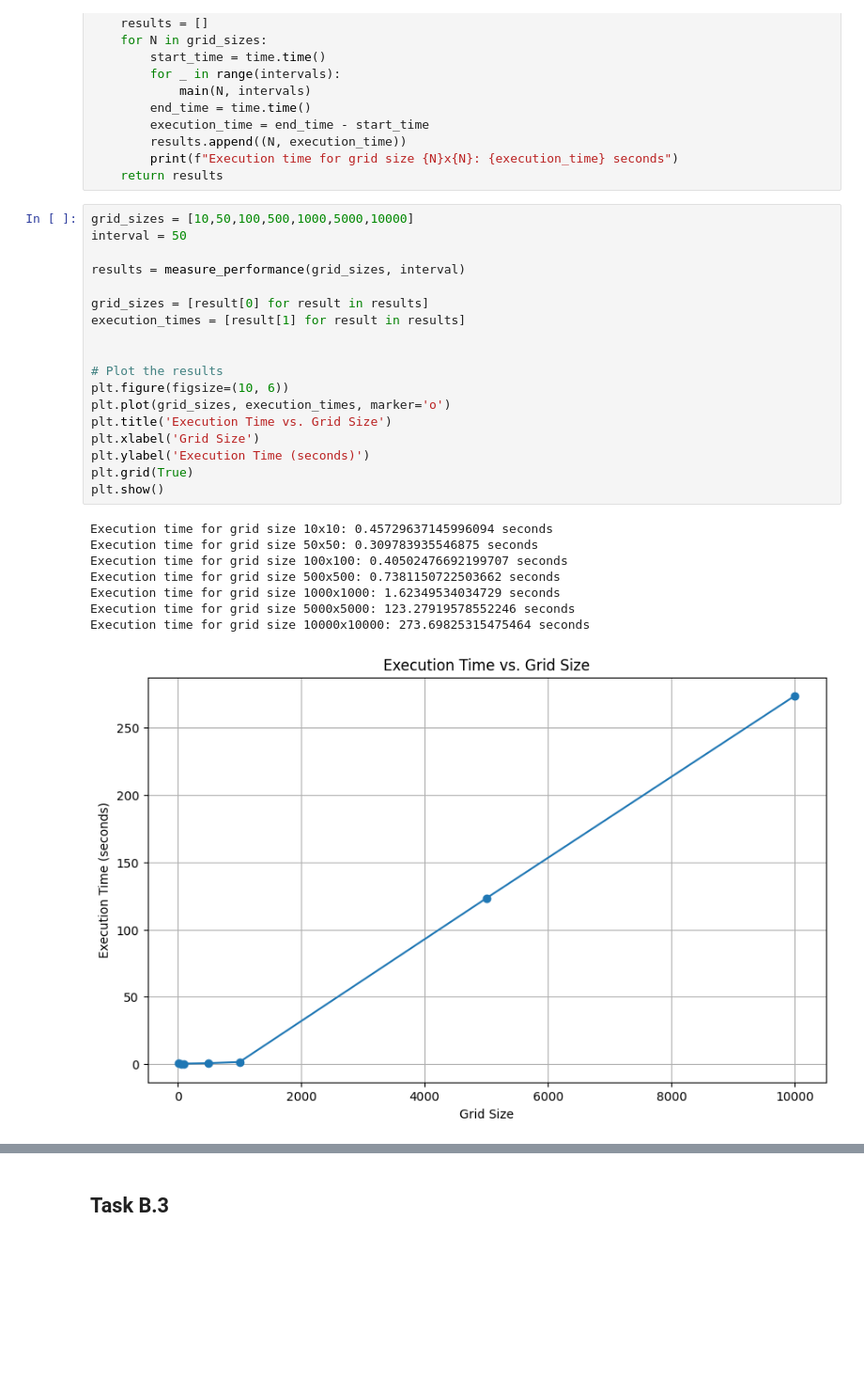
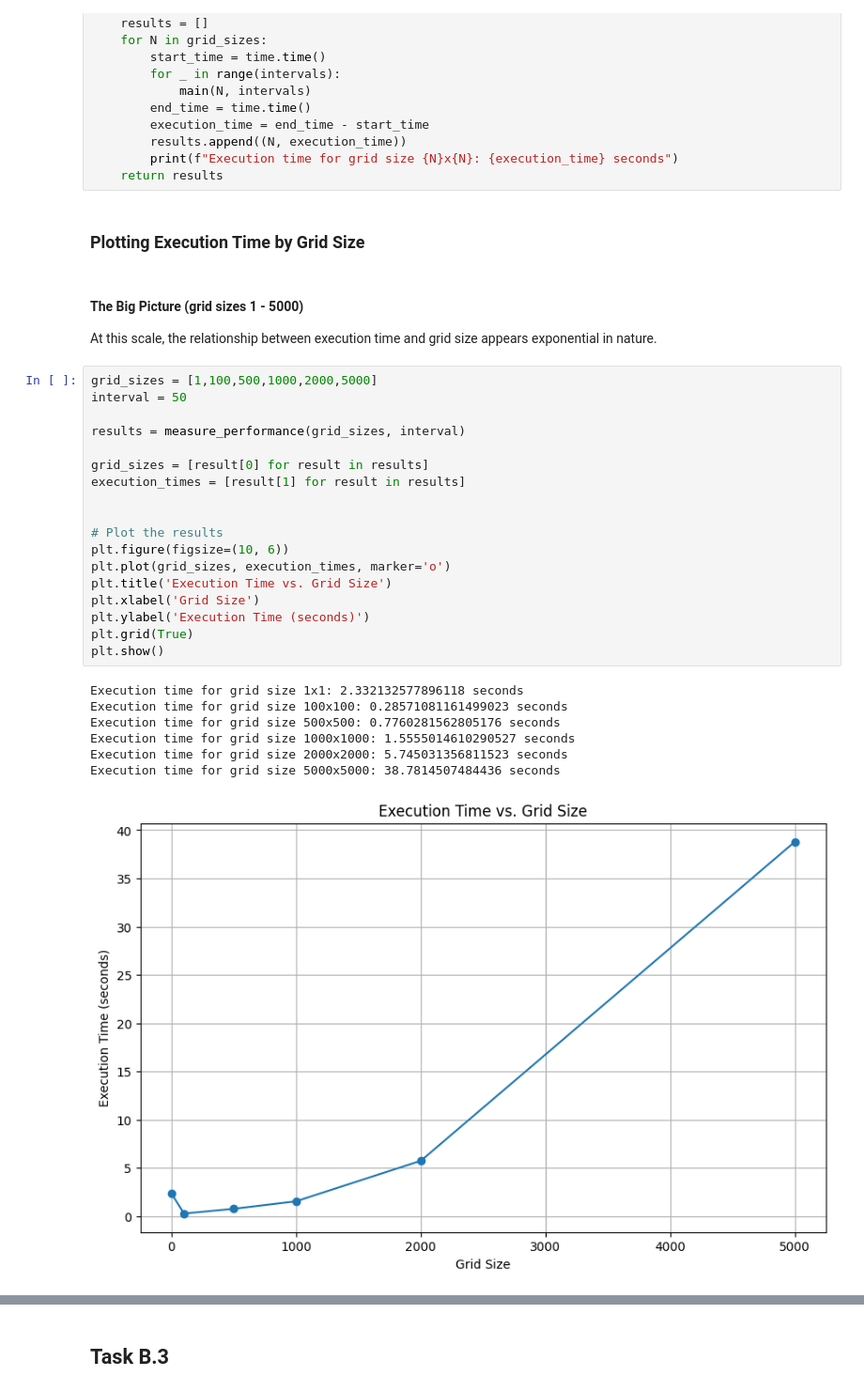
Before and after one commit to mareros22/data-structures-methods, a Jupyter notebook: report.ipynb, the cells around one changed output, grey strips where cells are left out. Shown: that part at 94% size. Cells and saved outputs as stored; diff of their text form; blank space fills up the shorter version.

Commit message:
charts

```diff
--- a/report.ipynb
+++ b/report.ipynb
@@ -687,30 +689,34 @@ def measure_performance(grid_sizes, intervals):
         results.append((N, execution_time))
         print(f"Execution time for grid size {N}x{N}: {execution_time} seconds")
     return results
+# %% [markdown]
+### Plotting Execution Time by Grid Size
+# %% [markdown]
+#### The Big Picture (grid sizes 1 - 5000)
+At this scale, the relationship between execution time and grid size appears exponential in nature.
 # %%
-grid_sizes = [10,50,100,500,1000,5000,10000]
+grid_sizes = [1,100,500,1000,2000,5000]
 interval = 50
 
 results = measure_performance(grid_sizes, interval)
 
 grid_sizes = [result[0] for result in results]
 execution_times = [result[1] for result in results]
 
 
 # Plot the results
 plt.figure(figsize=(10, 6))
 plt.plot(grid_sizes, execution_times, marker='o')
 plt.title('Execution Time vs. Grid Size')
 plt.xlabel('Grid Size')
 plt.ylabel('Execution Time (seconds)')
 plt.grid(True)
 plt.show()
 # %% [output]
-Execution time for grid size 10x10: 0.45729637145996094 seconds
-Execution time for grid size 50x50: 0.309783935546875 seconds
-Execution time for grid size 100x100: 0.40502476692199707 seconds
-Execution time for grid size 500x500: 0.7381150722503662 seconds
-Execution time for grid size 1000x1000: 1.62349534034729 seconds
-Execution time for grid size 5000x5000: 123.27919578552246 seconds
-Execution time for grid size 10000x10000: 273.69825315475464 seconds
+Execution time for grid size 1x1: 2.332132577896118 seconds
+Execution time for grid size 100x100: 0.28571081161499023 seconds
+Execution time for grid size 500x500: 0.7760281562805176 seconds
+Execution time for grid size 1000x1000: 1.5555014610290527 seconds
+Execution time for grid size 2000x2000: 5.745031356811523 seconds
+Execution time for grid size 5000x5000: 38.7814507484436 seconds
-[figure, old version]
+[figure, new version]
```
Also changed, not shown: parts of 16 cells of this notebook, 1 other file.
